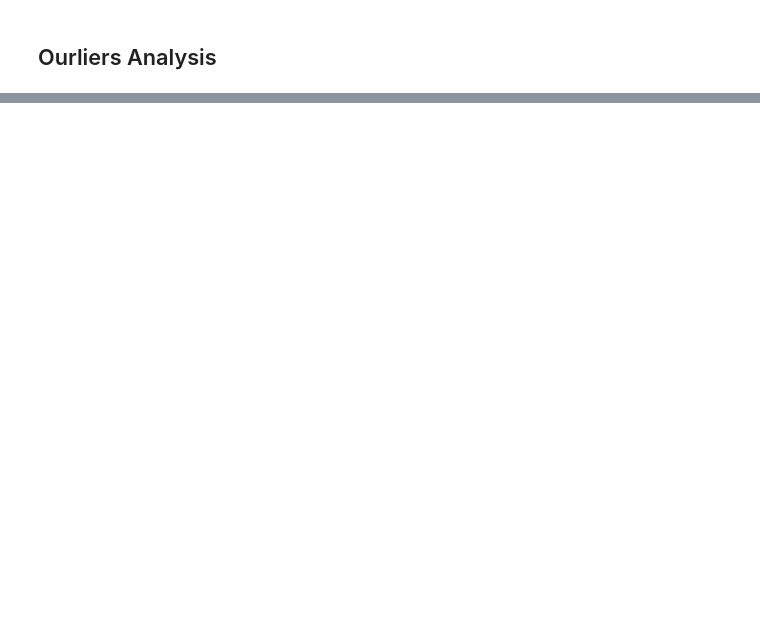
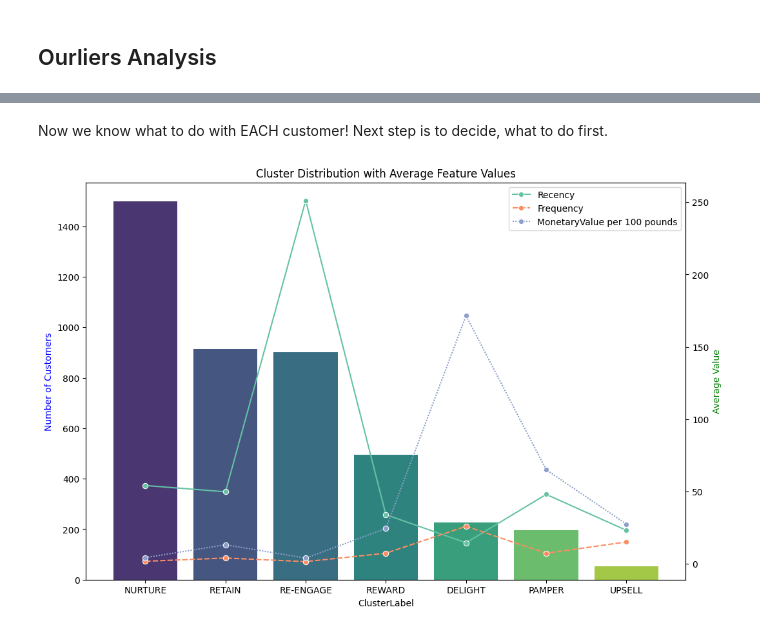
Before and after one commit to EmiTR/KMeans_Clustering, a Jupyter notebook: Kmeans_Customers_Segmentation.ipynb, the cells around one changed output, grey strips where cells are left out. Cells and saved outputs as stored; diff of their text form; code cells hidden in the pictures; blank space fills up the shorter version.

```diff
--- a/Kmeans_Customers_Segmentation.ipynb
+++ b/Kmeans_Customers_Segmentation.ipynb
@@ -765,2 +767,9 @@ Cluster 3 (Red): "Reward"
 # %% [markdown]
 ## Ourliers Analysis
+# %%
+# we still have monetary_outlier_df and frequency_outlier_df
+# it is possible that there are overplapping outliers in both dataframes.
+# We will create 3 clusters from here.
+overlap_indices = monetary_outlier_df.index.intersection(frequency_outlier_df.index)
+# finding the indices that are present in both monetary_outlier_df and frequency_outlier_df
+overlap_indices
@@ -766,0 +848,15 @@ Cluster 3 (Red): "Reward"
+# %%
+# But first, give the clusters real names
+cluster_labels = {
+    0: "RETAIN",
+    1: "RE-ENGAGE",
+    2: "NURTURE",
+    3: "REWARD",
+    -1: "PAMPER",
+    -2: "UPSELL",
+    -3: "DELIGHT"
+}
+# and also concat all the clusters together
+full_clustering_df = pd.concat([non_outlier_df, outlier_clusters_df])
+
+full_clustering_df
@@ -766,0 +877,4 @@ Cluster 3 (Red): "Reward"
+# %%
+full_clustering_df["ClusterLabel"] = full_clustering_df["Cluster"].map(cluster_labels)
+
+full_clustering_df
@@ -766,0 +895,21 @@ Cluster 3 (Red): "Reward"
+# %% [markdown]
+Now we know what to do with EACH customer! Next step is to decide, what to do first.
+# %%
+cluster_counts = full_clustering_df['ClusterLabel'].value_counts()
+full_clustering_df["MonetaryValue per 100 pounds"] = full_clustering_df["MonetaryValue"] / 100.00
+feature_means = full_clustering_df.groupby('ClusterLabel')[['Recency', 'Frequency', 'MonetaryValue per 100 pounds']].mean()
+
+fig, ax1 = plt.subplots(figsize=(12, 8))
+
+sns.barplot(x=cluster_counts.index, y=cluster_counts.values, ax=ax1, palette='viridis', hue=cluster_counts.index)
+ax1.set_ylabel('Number of Customers', color='b')
+ax1.set_title('Cluster Distribution with Average Feature Values')
+
+ax2 = ax1.twinx()
+
+sns.lineplot(data=feature_means, ax=ax2, palette='Set2', marker='o')
+ax2.set_ylabel('Average Value', color='g')
+
+plt.show()
+# %% [output]
+[figure, added]
```
Also changed, not shown: parts of 7 cells of this notebook.
